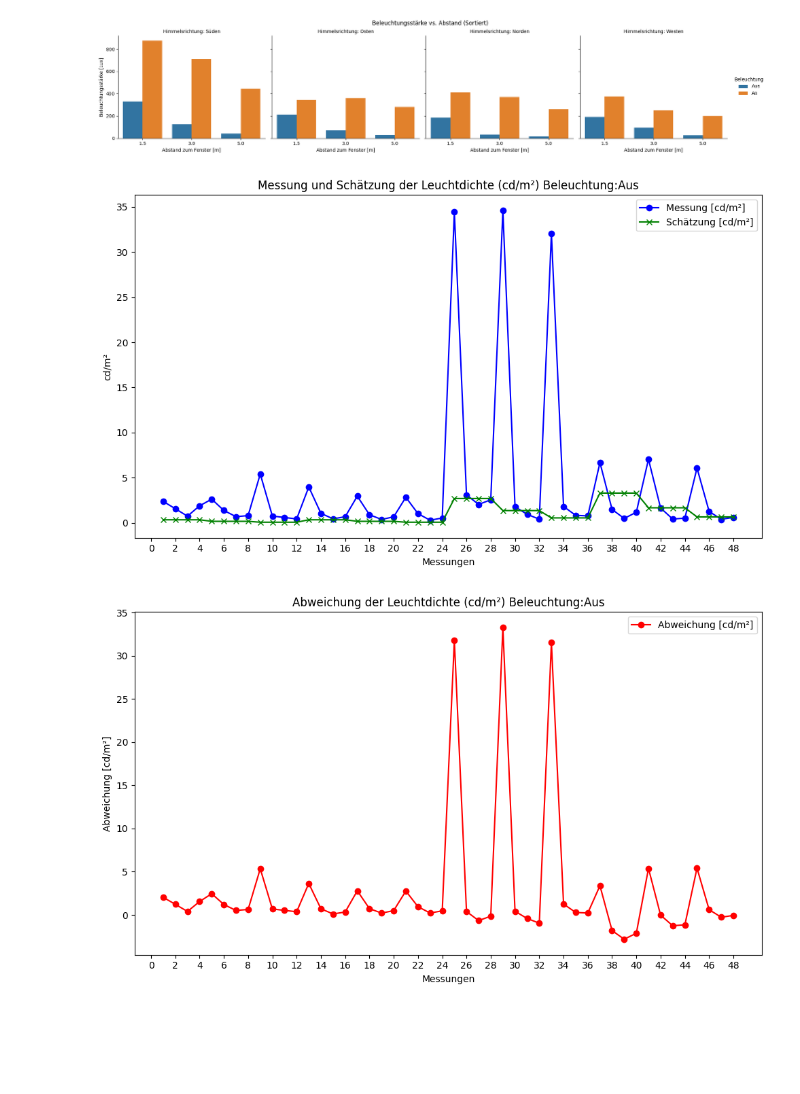
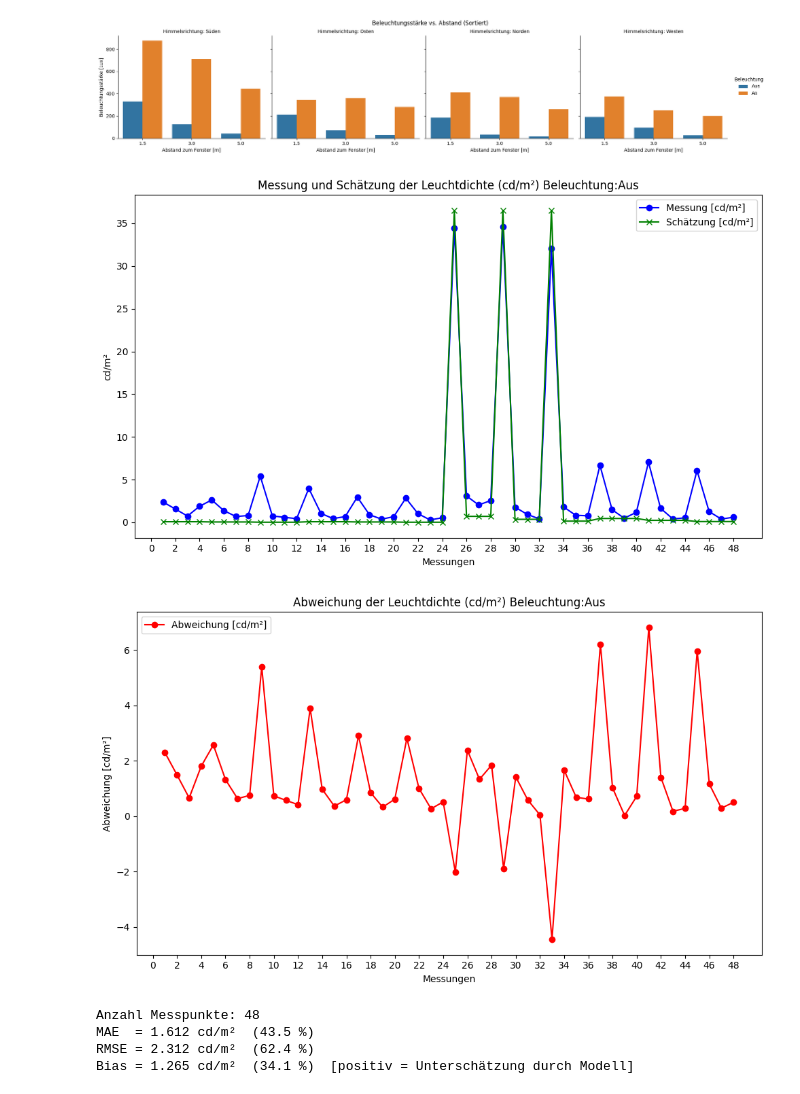
Before and after one commit to Nicola386/Code-Git, a Jupyter notebook: Validierung.ipynb, the cells around one changed output. Drawn from its saved outputs; the diff is of its cells as text; code cells hidden in the pictures; blank space fills up the shorter version.

```diff
--- a/Validierung.ipynb
+++ b/Validierung.ipynb
@@ -1264,18 +1264,18 @@ leuchtdichte_cd_m2 = [
 ]
 
 schaetzung_cd_m2 = [
-    0.33, 0.33, 0.33, 0.33,
-    0.16, 0.16, 0.16, 0.16,
-    0.06, 0.06, 0.06, 0.06,
-    0.33, 0.33, 0.33, 0.33,
-    0.16, 0.16, 0.16, 0.16,
-    0.06, 0.06, 0.06, 0.06,
-    2.69, 2.69, 2.69, 2.69,
-    1.35, 1.35, 1.35, 1.35,
-    0.54, 0.54, 0.54, 0.54,
-    3.29, 3.29, 3.29, 3.29,
-    1.66, 1.66, 1.66, 1.66,
-    0.65, 0.65, 0.65, 0.65
+    0.07, 0.07, 0.07, 0.07,
+    0.04, 0.04, 0.04, 0.04,
+    0.01, 0.01, 0.01, 0.01,
+    0.07, 0.07, 0.07, 0.07,
+    0.04, 0.04, 0.04, 0.04,
+    0.01, 0.01, 0.01, 0.01,
+    36.49, 0.70, 0.70, 0.70,
+    36.49, 0.35, 0.35, 0.35,
+    36.49, 0.14, 0.14, 0.14,
+    0.45, 0.45, 0.45, 0.45,
+    0.23, 0.23, 0.23, 0.23,
+    0.09, 0.09, 0.09, 0.09,
 ]
 # X-Achse (Messungen)
 messungen = list(range(1, len(schaetzung_cd_m2) + 1))
@@ -1296,35 +1296,58 @@ plt.title('Messung und Schätzung der Leuchtdichte (cd/m²) Beleuchtung:Aus' )
 
 plt.xticks(np.arange(0,50,2))
 # Legende hinzufügen
 plt.legend()
 
+
 # Plot anzeigen
 plt.tight_layout()
 plt.show()
 
 # Berechnung der Abweichung zwischen Leuchtdichte und Schätzung
 abweichung_cd_m2 = [leuchtdichte - schatzung for leuchtdichte, schatzung in zip(leuchtdichte_cd_m2, schaetzung_cd_m2)]
 
 # Erstellen eines neuen Plots für die Abweichung
 plt.figure(figsize=(10, 6))
 
 # Plot für Abweichung [cd/m²]
 plt.plot(messungen, abweichung_cd_m2, label='Abweichung [cd/m²]', marker='o', color='red')
 
 # Achsenbeschriftungen und Titel
 plt.xlabel('Messungen')
 plt.ylabel('Abweichung [cd/m²]')
 plt.title('Abweichung der Leuchtdichte (cd/m²) Beleuchtung:Aus')
 plt.xticks(np.arange(0,50,2))
 # Legende hinzufügen
 plt.legend()
 
+
+
 # Plot anzeigen
 plt.tight_layout()
 plt.show()
+
+# --- KENNZAHLEN ---
+residual = np.array(leuchtdichte_cd_m2) - np.array(schaetzung_cd_m2)  # e_i = L_mess - L_mod
+mae  = np.mean(np.abs(residual))                                # MAE
+rmse = np.sqrt(np.mean(residual**2))                            # RMSE
+bias = np.mean(residual)                                        # Bias (MBE)
+
+# Optionale relative Kennzahlen (in % der gemessenen mittleren Leuchtdichte)
+rel_mae_pct  = mae / np.mean(leuchtdichte_cd_m2) * 100
+rel_rmse_pct = rmse / np.mean(leuchtdichte_cd_m2) * 100
+rel_bias_pct = bias / np.mean(leuchtdichte_cd_m2) * 100
+
+print("Anzahl Messpunkte:", len(messungen))
+print(f"MAE  = {mae:.3f} cd/m²  ({rel_mae_pct:.1f} %)")
+print(f"RMSE = {rmse:.3f} cd/m²  ({rel_rmse_pct:.1f} %)")
+print(f"Bias = {bias:.3f} cd/m²  ({rel_bias_pct:.1f} %)  [positiv = Unterschätzung durch Modell]")
 # %% [output]
-[figure, old version]
+[figure, new version]
-[figure, old version]
+[figure, new version]
+Anzahl Messpunkte: 48
+MAE  = 1.612 cd/m²  (43.5 %)
+RMSE = 2.312 cd/m²  (62.4 %)
+Bias = 1.265 cd/m²  (34.1 %)  [positiv = Unterschätzung durch Modell]
 # %%
 # Neue Leuchtdichte- und Schätzungsdaten extrahieren
 leuchtdichte_cd_m2 = [
```
Also changed, not shown: parts of 2 cells of this notebook, 2 other files.
